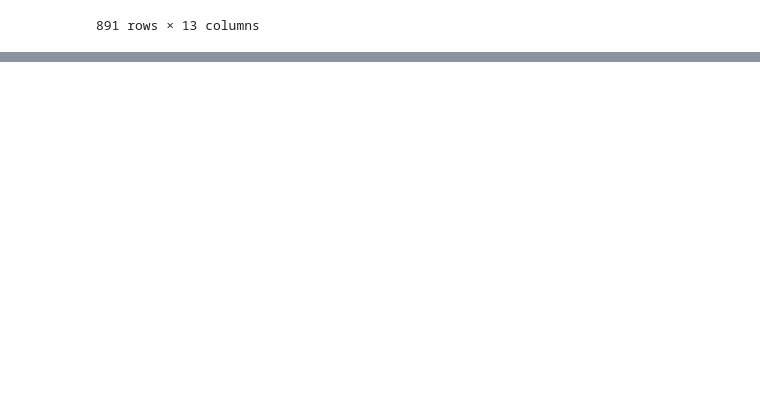
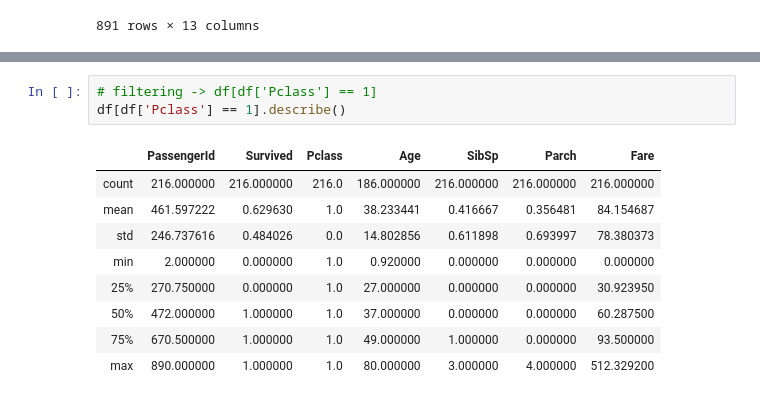
Before and after one commit to ef2m1y/ds-basic, a Jupyter notebook: Pandas.ipynb, the cells around one changed output, grey strips where cells are left out. Drawn from its saved outputs; the diff is of its cells as text; blank space fills up the shorter version.

```diff
--- a/Pandas.ipynb
+++ b/Pandas.ipynb
@@ -713,0 +741,13 @@ df
+# %%
+# filtering -> df[df['Pclass'] == 1]
+df[df['Pclass'] == 1].describe()
+# %% [output]
+|  | PassengerId | Survived | Pclass | Age | SibSp | Parch | Fare |
+| count | 216.000000 | 216.000000 | 216.0 | 186.000000 | 216.000000 | 216.000000 | 216.000000 |
+| mean | 461.597222 | 0.629630 | 1.0 | 38.233441 | 0.416667 | 0.356481 | 84.154687 |
+| std | 246.737616 | 0.484026 | 0.0 | 14.802856 | 0.611898 | 0.693997 | 78.380373 |
+| min | 2.000000 | 0.000000 | 1.0 | 0.920000 | 0.000000 | 0.000000 | 0.000000 |
+| 25% | 270.750000 | 0.000000 | 1.0 | 27.000000 | 0.000000 | 0.000000 | 30.923950 |
+| 50% | 472.000000 | 1.000000 | 1.0 | 37.000000 | 0.000000 | 0.000000 | 60.287500 |
+| 75% | 670.500000 | 1.000000 | 1.0 | 49.000000 | 1.000000 | 0.000000 | 93.500000 |
+| max | 890.000000 | 1.000000 | 1.0 | 80.000000 | 3.000000 | 4.000000 | 512.329200 |
```
Also changed, not shown: parts of 16 cells of this notebook.
